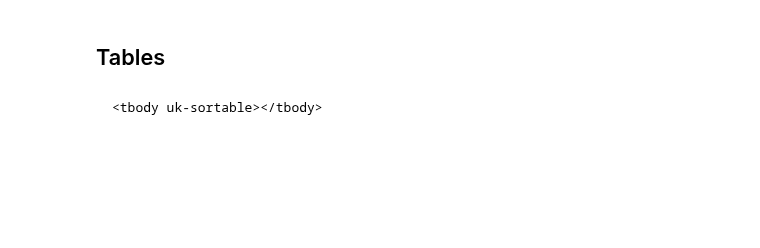
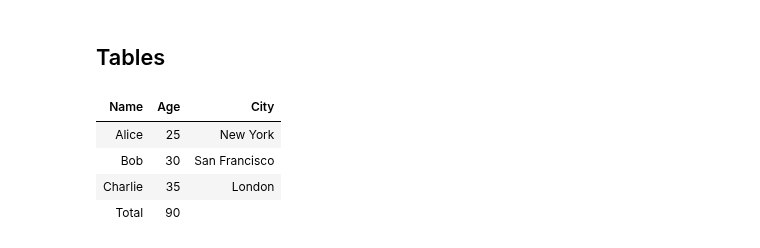
Before and after one commit to AnswerDotAI/fh-frankenui, a Jupyter notebook: lib_nbs/01_core.ipynb, the cells around one changed output. Drawn from its saved outputs; the diff is of its cells as text; code cells hidden in the pictures; blank space fills up the shorter version.

````diff
--- a/lib_nbs/01_core.ipynb
+++ b/lib_nbs/01_core.ipynb
@@ -1122,13 +1153,21 @@ def Th(*args,**kwargs): return _TableCell(fh.Th, *args, **kwargs)
 def Tr(*cells, cls=(), **kwargs):  return fh.Tr(*cells, cls=stringify(cls), **kwargs)
 def Thead(*rows, cls=(), **kwargs): return fh.Thead(*rows, cls=stringify(cls), **kwargs)
 def Tbody(*rows, cls=(), sortable=False, **kwargs): return fh.Tbody(*rows, cls=stringify(cls), uk_sortable=sortable, **kwargs)
-# %%
-Tbody(sortable=True)
-# %% [output]
-```html
-<tbody uk-sortable></tbody>
-
-```
+# %%
+show(
+Table(
+    Thead(Tr(Th('Name'), Th('Age'), Th('City'))),
+    Tbody(Tr(Td('Alice'), Td('25'), Td('New York')),
+          Tr(Td('Bob'), Td('30'), Td('San Francisco')),
+          Tr(Td('Charlie'), Td('35'), Td('London'))),
+    Tfoot(Tr(Td('Total'), Td('90'))))
+)
+# %% [output]
+| Name | Age | City |
+| Alice | 25 | New York |
+| Bob | 30 | San Francisco |
+| Charlie | 35 | London |
+| Total | 90 |
 # %%
 #|export
 def TableFromLists(header_data, body_data, footer_data=None,
````
Also changed, not shown: parts of 142 cells of this notebook, 17 other files.
